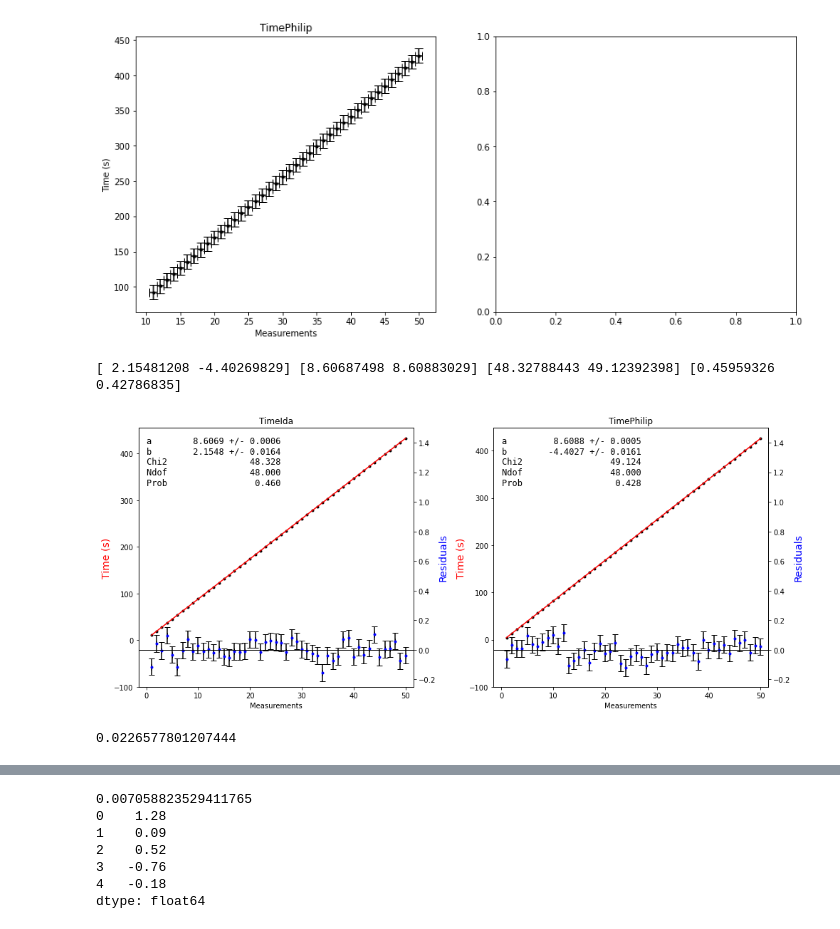
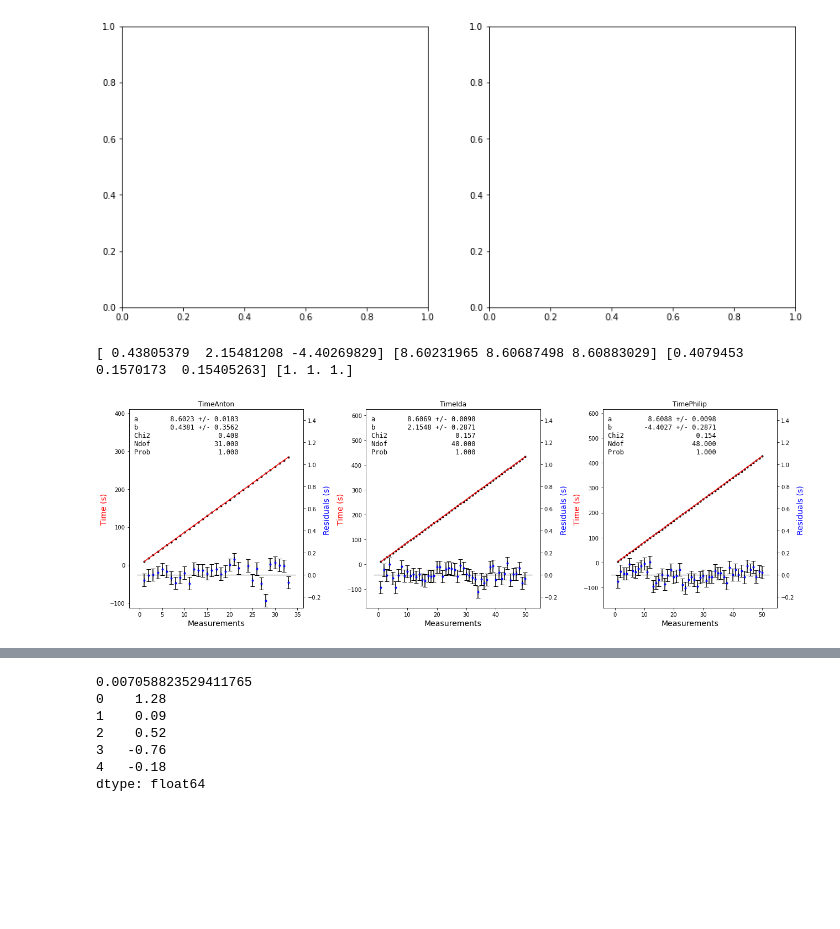
Before and after one commit to PhilKofoed/AppStat2022, a Jupyter notebook: Project/Pendulum/Pendulumplots.ipynb, the cells around one changed output, grey strips where cells are left out. Saved outputs shown, nothing was run; the diff lists cells and outputs as text; code cells hidden in the pictures; blank space fills up the shorter version.

```diff
--- a/Project/Pendulum/Pendulumplots.ipynb
+++ b/Project/Pendulum/Pendulumplots.ipynb
@@ -44,20 +21,18 @@ display(df)
 # %%
 fig, axes = plt.subplots(1, 2, figsize = (14,6), facecolor = "white")
 
-titles = df.keys()[1:]
-for title, ax in zip(titles, axes):
-    ax.errorbar(df["measurement"], df[title], xerr = 0.5, yerr = 10, ecolor = "k", fmt = ".", color = "k", capsize = 5)
-    ax.set_title(title)
-    ax.set_ylabel("Time (s)")
-    ax.set_xlabel("Measurements")
+# titles = df.keys()[1:]
+# for title, ax in zip(titles, axes):
+#     ax.errorbar(df["measurement"], df[title], xerr = 0.5, yerr = 10, ecolor = "k", fmt = ".", color = "k", capsize = 5)
+#     ax.set_title(title)
+#     ax.set_ylabel("Time (s)")
+#     ax.set_xlabel("Measurements")
 # %% [output]
-[figure, old version]
+[figure, new version]
 # %%
 # fit data to linear function
 def linear_function(x, a, b):
     return a * x + b
-    chi2_object = Chi2Regression(fit_function, x, y, ey)
-    chi2_object.errordef = 1.0    # Chi2 definition (for Minuit)
 
 # Alternatively, you can define Chi2 calculation:
 def chi2_owncalc(a, b) :
@@ -65,9 +40,9 @@ def chi2_owncalc(a, b) :
     chi2 = np.sum(((y - y_fit) / ey)**2)
     return chi2
 
-datasetnames = df.keys()[1:]
+errors = [1, 1, 1]
 
-errors = [0.057, 0.056, 0.1]
+datasetnames = np.array([anton_df, ida_df, philip_df])
 
 array_b = np.zeros(datasetnames.shape)
 array_a = np.zeros(datasetnames.shape)
@@ -77,19 +52,20 @@ array_Chi2 = np.zeros(datasetnames.shape)
 array_Prob = np.zeros(datasetnames.shape)
 array_Ndof = np.zeros(datasetnames.shape)
 
-for i, datatilte in enumerate(df.keys()[1:]):
-    x = df["measurement"]
+for i, dataframe in enumerate(datasetnames):
+    measure, time = dataframe.keys()
+    x = dataframe[measure]
     ex = np.zeros_like(x)
     # Note how we include uncertainty in y - by simply adding a Guassian number to the "theoretical value".
-    y = df[datatilte]
+    y = dataframe[time]
     ey = errors[i]
 
     chi2_object = Chi2Regression(linear_function, x, y, ey)
     chi2_object.errordef = 1.0    # Chi2 definition (for Minuit)
 
     # Here we let Minuit know, what to minimise, how, and with what starting parameters:
-    minuit = Minuit(chi2_object, a=7.0, b=0.0)     # External Functions
-    # minuit = Minuit(chi2_owncalc, a=7.0, b=0.0)     # Own alternative
+    minuit = Minuit(chi2_object, a=8.5, b=0.0)     # External Functions
+    # minuit = Minuit(chi2_owncalc, a=8.5.0, b=0.0)     # Own alternative
 
     # Perform the actual fit:
     minuit.migrad()
@@ -118,4 +94,4 @@ for i, datatilte in enumerate(df.keys()[1:]):
 
 print(array_b, array_a, array_Chi2, array_Prob)
 # %% [output]
-[ 2.15481208 -4.40269829] [8.60687498 8.60883029] [48.32788443 49.12392398] [0.45959326 0.42786835]
+[ 0.43805379  2.15481208 -4.40269829] [8.60231965 8.60687498 8.60883029] [0.4079453  0.1570173  0.15405263] [1. 1. 1.]
@@ -122,31 +102,26 @@ print(array_b, array_a, array_Chi2, array_Prob)
 # %%
+N_datasets = len(datasetnames)
 
+fig, axes = plt.subplots(1, N_datasets, figsize = (18,6), facecolor = "white", sharex = False)
 
-titles = df.keys()[1:]
-
-residual = df[df.keys()[1:]] - np.array([linear_function(df["measurement"], array_a, array_b) for array_a, array_b in zip(array_a, array_b)]).T
-
-N_datasets = len(titles)
-
-fig, axes = plt.subplots(1, N_datasets, figsize = (14,6), facecolor = "white")
-
-for title, ax, i in zip(titles, axes, range(N_datasets)):
-
-    ax.errorbar(df["measurement"], df[title], xerr = 0, yerr = 1, ecolor = "k", fmt = ".", color = "k", capsize = 0, zorder = 0)
-    ax.plot(df["measurement"], linear_function(df["measurement"], array_a[i], array_b[i]), color = "r", linewidth = 1.5)
-    ymax = ax.get_ylim()[1]
-    ax.set_ylim(-100, ymax)
-    ax.set_title(title)
+for dataframe, ax, i in zip(datasetnames, axes, range(N_datasets)):
+    measure, time, res = dataframe.keys()
+    ax.errorbar(dataframe[measure], dataframe[time], xerr = 0, yerr = 1, ecolor = "k", fmt = ".", color = "k", capsize = 0, zorder = 0)
+    ax.plot(dataframe[measure], linear_function(dataframe[measure], array_a[i], array_b[i]), color = "r", linewidth = 1.5)
+    ylim = np.array(ax.get_ylim())
+    ylim[0] = ylim[0] - np.diff(ylim)*0.35
+    ylim[1] = ylim[1]*1.37
+    ax.set_ylim(*ylim)
+    ax.set_title(time)
     ax.set_ylabel("Time (s)", color = "r", fontsize = 14)
-    ax.set_xlabel("Measurements")
-    ax.set_xlim(-1.5,51.5)
-
+    ax.set_xlabel("Measurements", color = "k", fontsize = 14)
 
     sec_ax = ax.twinx()
-    sec_ax.errorbar(df["measurement"], residual[title], xerr = 0, yerr = 0.056, ecolor = "k", fmt = ".", color = "b", capsize = 4, zorder = 0)
-    sec_ax.set_ylim(-0.25,1.5)
-    sec_ax.set_ylabel("Residuals", color = "b", fontsize = 14)
-    sec_ax.hlines(0, -10, 60, color = "k", linewidth = 1)
+    sec_ax.errorbar(dataframe[measure], dataframe[res], xerr = 0, yerr = 0.056, ecolor = "k", fmt = ".", color = "b", capsize = 4, zorder = 0)
+    sec_ax.set_ylim(-0.3,1.5)
+    sec_ax.set_ylabel("Residuals (s) ", color = "b", fontsize = 14)
+    xlim = ax.get_xlim()
+    sec_ax.hlines(0, *xlim, color = "k", linewidth = 1)
 
     d = {
          "a": f"{array_a[i]:.4f} +/- {array_a_err[i]:.4f}",
@@ -162,9 +137,5 @@ for title, ax, i in zip(titles, axes, range(N_datasets)):
 fig.tight_layout()
 plt.show()
 # %% [output]
-[figure, old version]
+[figure, new version]
-# %%
-print()
-# %% [output]
-0.0226577801207444
 # %%
```
Also changed, not shown: parts of 14 cells of this notebook, 1 other file.
